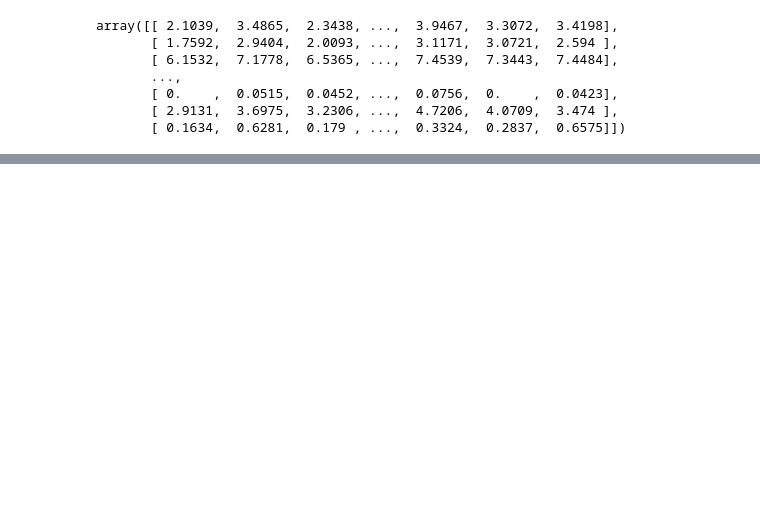
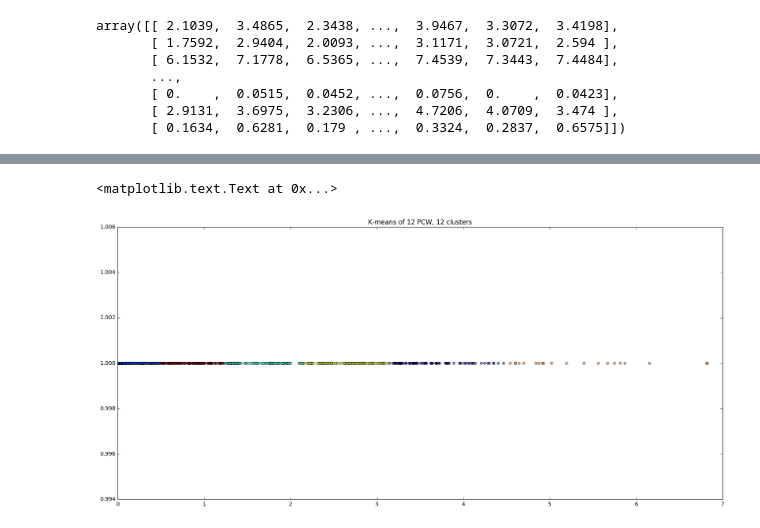
Before and after one commit to UW-Biol419-Wi2017/SpontaneousActivity, a Jupyter notebook: Kmeans on KCNK9 Allen data.ipynb, the cells around one changed output, grey strips where cells are left out. Drawn from its saved outputs; the diff is of its cells as text; code cells hidden in the pictures; blank space fills up the shorter version.

```diff
--- a/Kmeans on KCNK9 Allen data.ipynb
+++ b/Kmeans on KCNK9 Allen data.ipynb
@@ -12,5 +12,6 @@ data.shape
 # %%
-rows = pd.read_csv('Rows.csv', header =None)
+rows = pd.read_csv('Rows.csv')
+rows = rows['gene-id']
 # %%
 data = data.ix[:,1:11]
 # %%
@@ -41,0 +35,8 @@ df = df.append({'name': 'Zed', 'age': 9, 'height': 2}
+# %%
+#filling out new dataframe to include only information that will be used for K-means
+columns = ['Age','Expression Level', 'Gene ID']
+df = pd.DataFrame(columns=columns)
+for x in range(1,12):
+    for y in range(1,331):
+        df = df.append([{'Age': age[x-1], 'Expression Level': data.ix[y-1,x], 'Gene ID': rows[y-1]}])
+df
@@ -41,0 +62,25 @@ df = df.append({'name': 'Zed', 'age': 9, 'height': 2}
+# %%
+#running k-means on a single age group: 12 PCW
+from sklearn.cluster import KMeans
+
+
+X=df.ix[:,0:2]
+X = X.set_index(['Age'])
+
+twelve = X.loc[12.0]
+kmeans = KMeans(n_clusters = 6)
+kmeans.fit(twelve)
+
+group = kmeans.labels_
+# %%
+ones = np.ones(660)
+plt.scatter(twelve, ones, c=group, alpha=0.5)
+plt.xlim(0,7)
+fig_size = plt.rcParams["figure.figsize"]
+fig_size[0] = 20
+fig_size[1] = 9
+plt.rcParams["figure.figsize"] = fig_size
+plt.title('K-means of 12 PCW, 12 clusters')
+# %% [output]
+<matplotlib.text.Text at 0x...>
+[figure, added]
```
Also changed, not shown: parts of 5 cells of this notebook.
